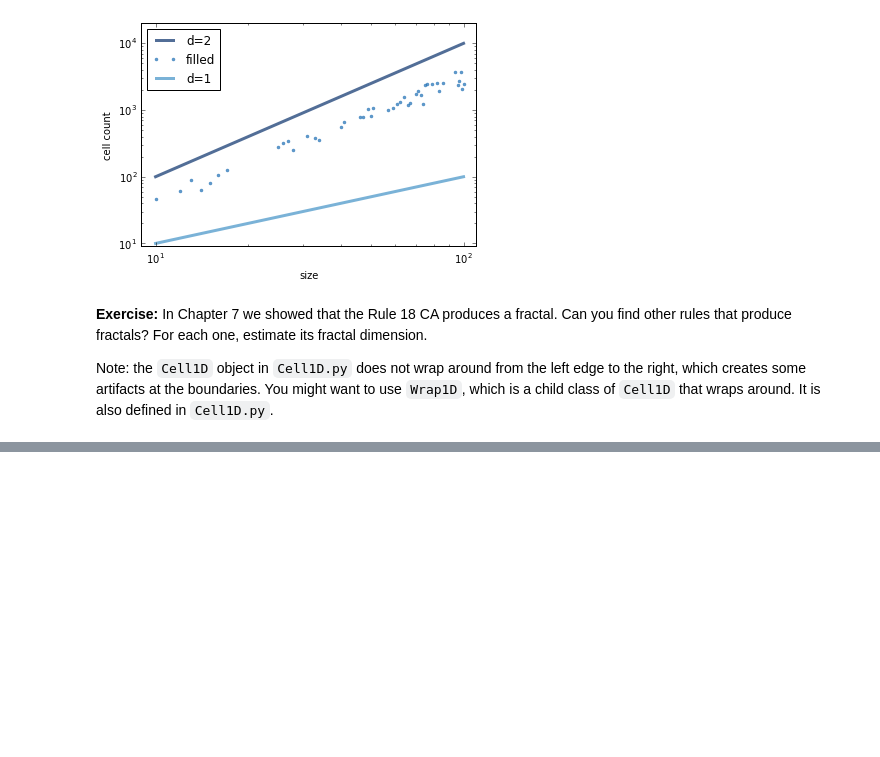
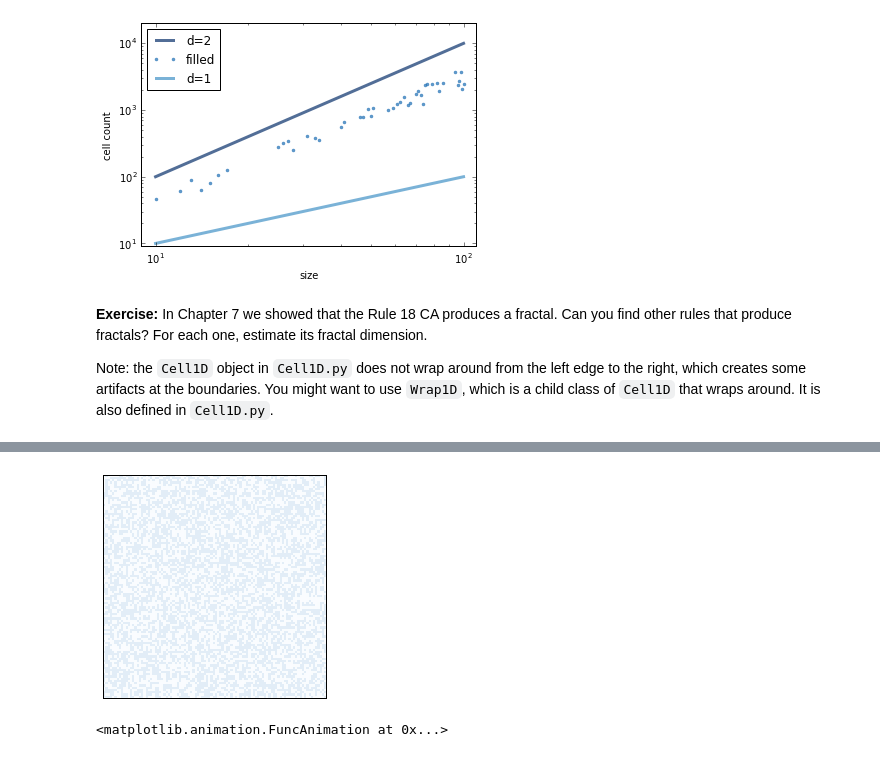
Before and after one commit to AllenDowney/ThinkComplexity2, a Jupyter notebook: code/chap07.ipynb, the cells around one changed output, grey strips where cells are left out. Cells and saved outputs as stored; diff of their text form; code cells hidden in the pictures; blank space fills up the shorter version.

```diff
--- a/code/chap07.ipynb
+++ b/code/chap07.ipynb
@@ -749,3 +866,20 @@ Note: the `Cell1D` object in `Cell1D.py` does not wrap around from the left edge
+# %%
+class ForestFireViewer(Cell2DViewer):
+    """Draws and animates a Percolation object."""
+    cmap = plt.get_cmap('Blues')
+    options = dict(alpha=0.6,
+                   interpolation='none',
+                   vmin=0, vmax=5)
+# %%
+forest = ForestFire(100)
+viewer = ForestFireViewer(forest)
+anim = viewer.animate(frames=200, interval=40)
+# %% [output]
+[figure, added]
+# %%
+anim
+# %% [output]
+<matplotlib.animation.FuncAnimation at 0x...>
 # %%
 # Solution goes here
 # %%
```
Also changed, not shown: parts of 24 cells of this notebook.
